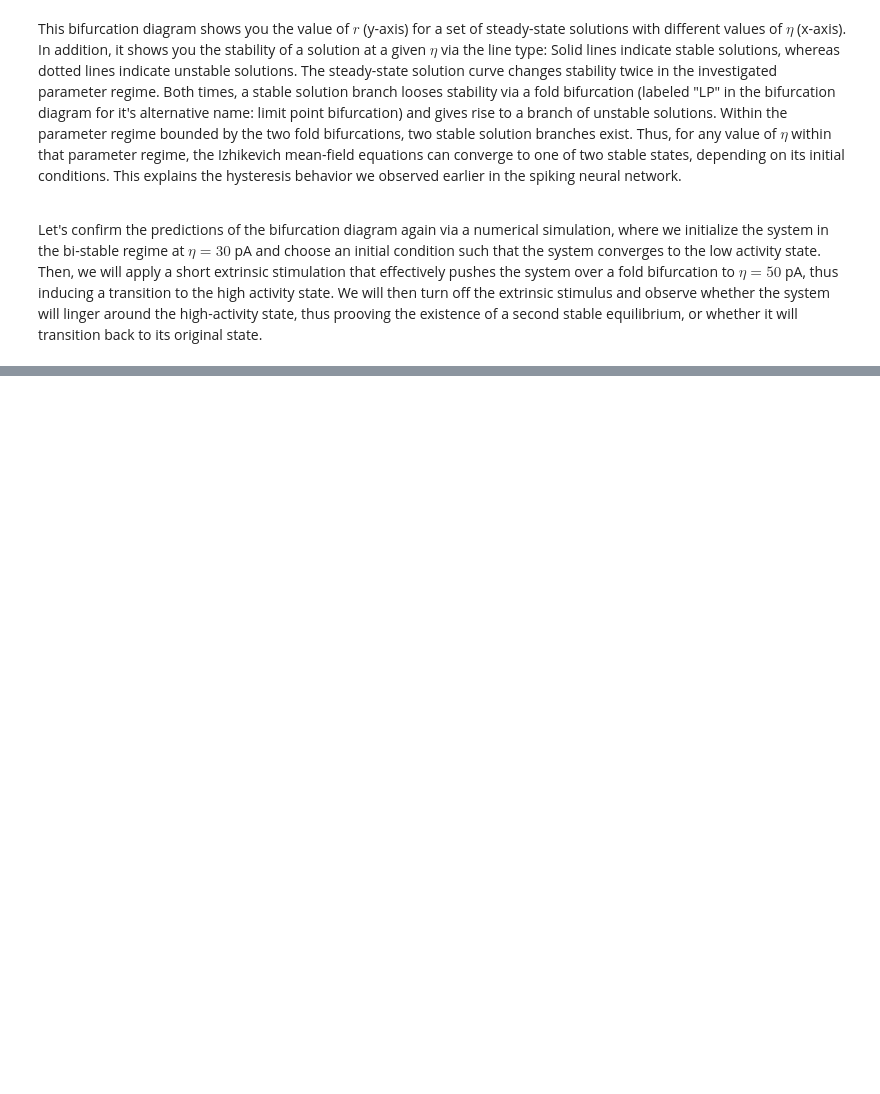
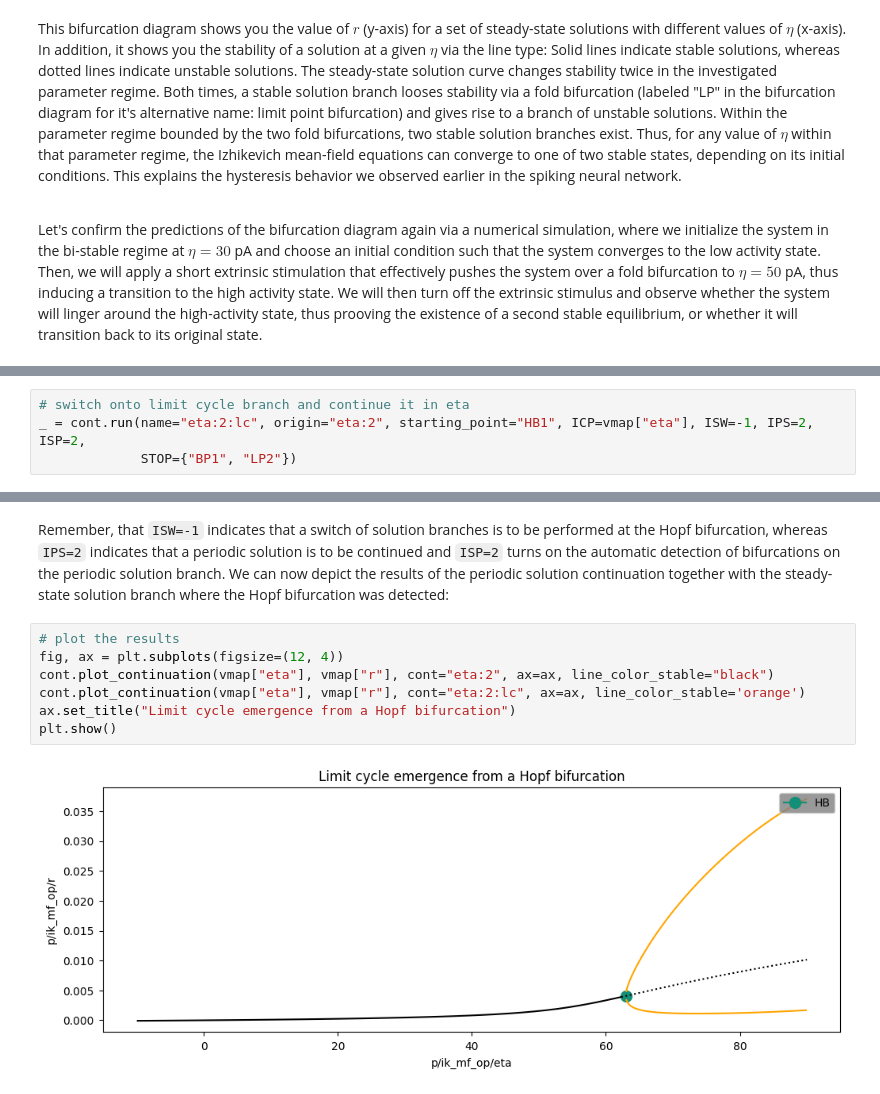
Before and after one commit to pyrates-neuroscience/use_examples, a Jupyter notebook: QIF_bifurcations.ipynb, the cells around one changed output, grey strips where cells are left out. Saved outputs shown, nothing was run; the diff lists cells and outputs as text; blank space fills up the shorter version.

```diff
--- a/QIF_bifurcations.ipynb
+++ b/QIF_bifurcations.ipynb
@@ -398,0 +437,4 @@ plt.show()
+# %%
+# switch onto limit cycle branch and continue it in eta
+_ = cont.run(name="eta:2:lc", origin="eta:2", starting_point="HB1", ICP=vmap["eta"], ISW=-1, IPS=2, ISP=2,
+             STOP={"BP1", "LP2"})
@@ -398,0 +459,12 @@ plt.show()
+# %% [markdown]
+Remember, that `ISW=-1` indicates that a switch of solution branches is to be performed at the Hopf bifurcation, whereas `IPS=2` indicates that a periodic solution is to be continued and `ISP=2` turns on the automatic detection of bifurcations on the periodic solution branch.
+We can now depict the results of the periodic solution continuation together with the steady-state solution branch where the Hopf bifurcation was detected:
+# %%
+# plot the results
+fig, ax = plt.subplots(figsize=(12, 4))
+cont.plot_continuation(vmap["eta"], vmap["r"], cont="eta:2", ax=ax, line_color_stable="black")
+cont.plot_continuation(vmap["eta"], vmap["r"], cont="eta:2:lc", ax=ax, line_color_stable='orange')
+ax.set_title("Limit cycle emergence from a Hopf bifurcation")
+plt.show()
+# %% [output]
+[figure, added]
```
Also changed, not shown: parts of 17 cells of this notebook, 3 other files.
